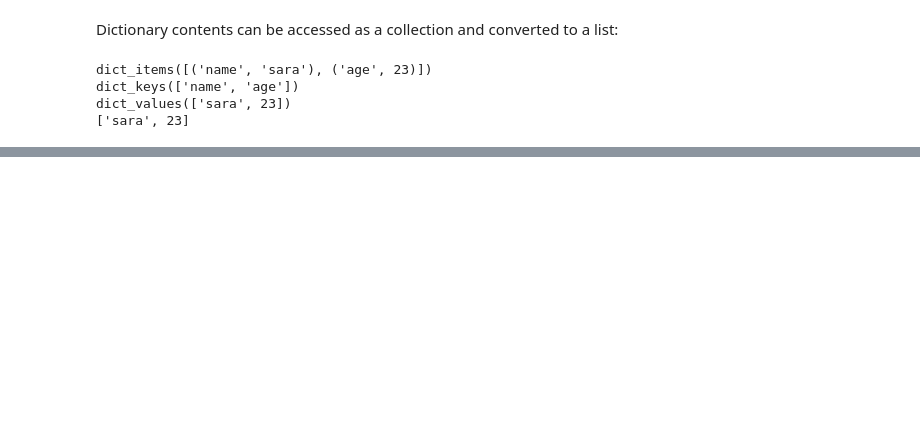
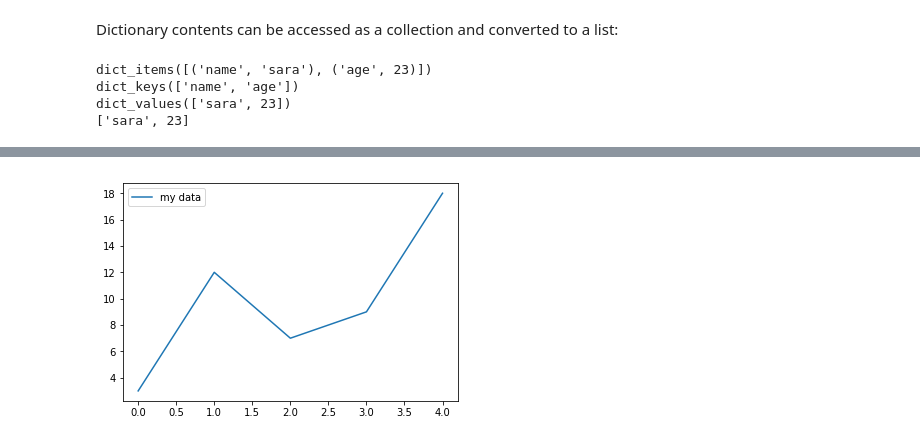
Before and after one commit to brendenwest/csc110, a Jupyter notebook: csc110.ipynb, the cells around one changed output, grey strips where cells are left out. Cells and saved outputs as stored; diff of their text form; code cells hidden in the pictures; blank space fills up the shorter version.

```diff
--- a/csc110.ipynb
+++ b/csc110.ipynb
@@ -796,0 +969,17 @@ dict_values(['sara', 23])
+# %%
+# import sublibrary required for plotting data
+import matplotlib.pyplot as plt
+
+x_values = range(5)      # values for x-axis
+y_values = [3,12,7,9,18] # values for y-axis
+
+# create sub-plot showing the data as a line
+plt.plot(x_values, y_values, label='my data')
+
+# Add a legend
+plt.legend()
+
+# Show the plot
+plt.show()
+# %% [output]
+[figure, added]
```
Also changed, not shown: parts of 25 cells of this notebook.
